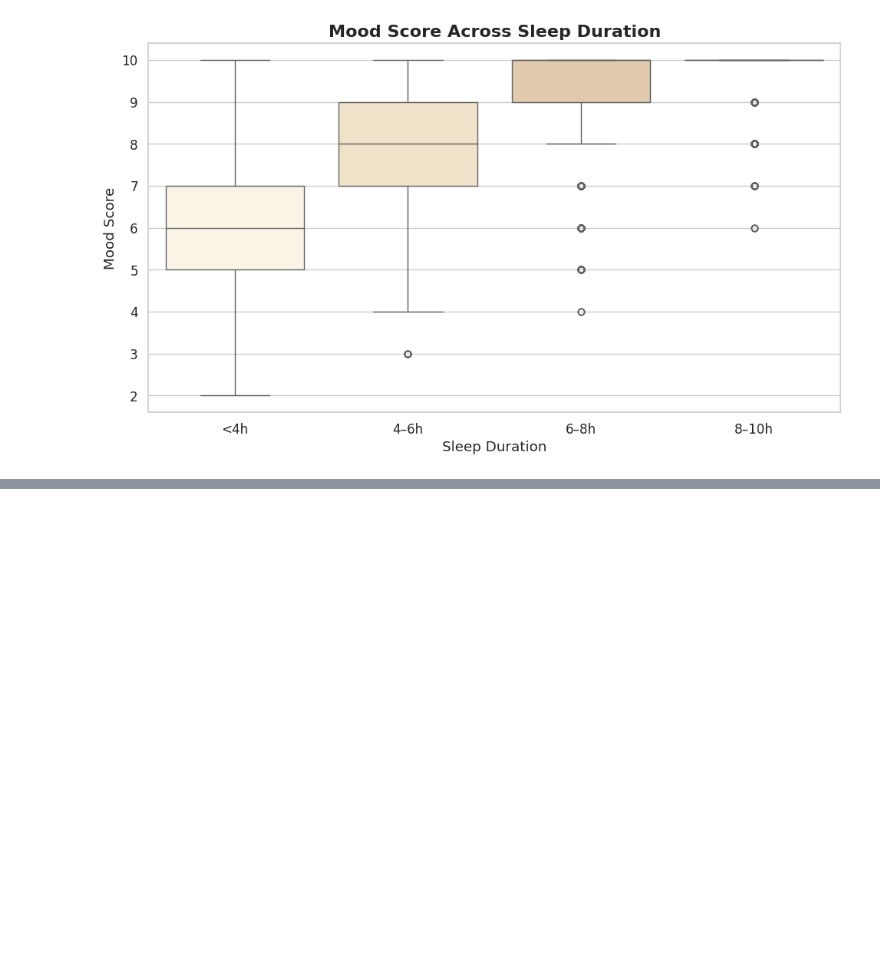
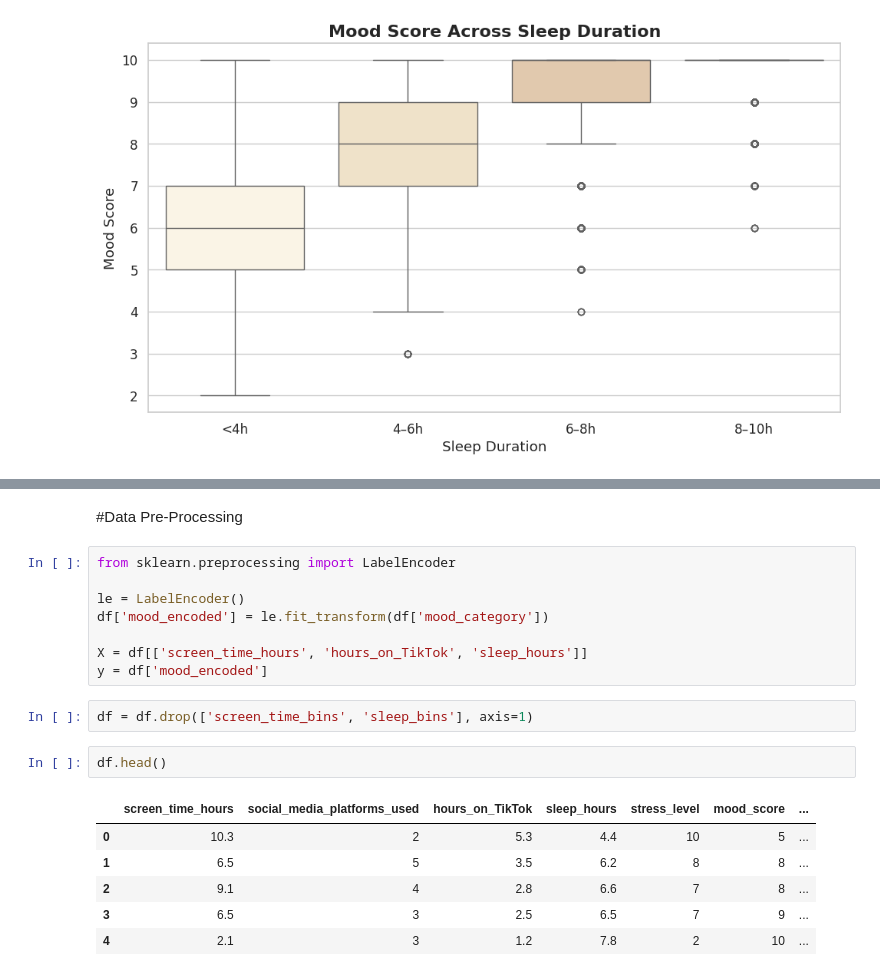
Before and after one commit to kintanpitaloka/genz-stress-level-predictor, a Jupyter notebook: genz.ipynb, the cells around one changed output, grey strips where cells are left out. Cells and saved outputs as stored; diff of their text form; blank space fills up the shorter version.

```diff
--- a/genz.ipynb
+++ b/genz.ipynb
@@ -293,0 +392,21 @@ plt.show()
+# %% [markdown]
+#Data Pre-Processing
+# %%
+from sklearn.preprocessing import LabelEncoder
+
+le = LabelEncoder()
+df['mood_encoded'] = le.fit_transform(df['mood_category'])
+
+X = df[['screen_time_hours', 'hours_on_TikTok', 'sleep_hours']]
+y = df['mood_encoded']
+# %%
+df = df.drop(['screen_time_bins', 'sleep_bins'], axis=1)
+# %%
+df.head()
+# %% [output]
+|  | screen_time_hours | social_media_platforms_used | hours_on_TikTok | sleep_hours | stress_level | mood_score | ... |
+| 0 | 10.3 | 2 | 5.3 | 4.4 | 10 | 5 | ... |
+| 1 | 6.5 | 5 | 3.5 | 6.2 | 8 | 8 | ... |
+| 2 | 9.1 | 4 | 2.8 | 6.6 | 7 | 8 | ... |
+| 3 | 6.5 | 3 | 2.5 | 6.5 | 7 | 9 | ... |
+| 4 | 2.1 | 3 | 1.2 | 7.8 | 2 | 10 | ... |
```
Also changed, not shown: parts of 34 cells of this notebook.
